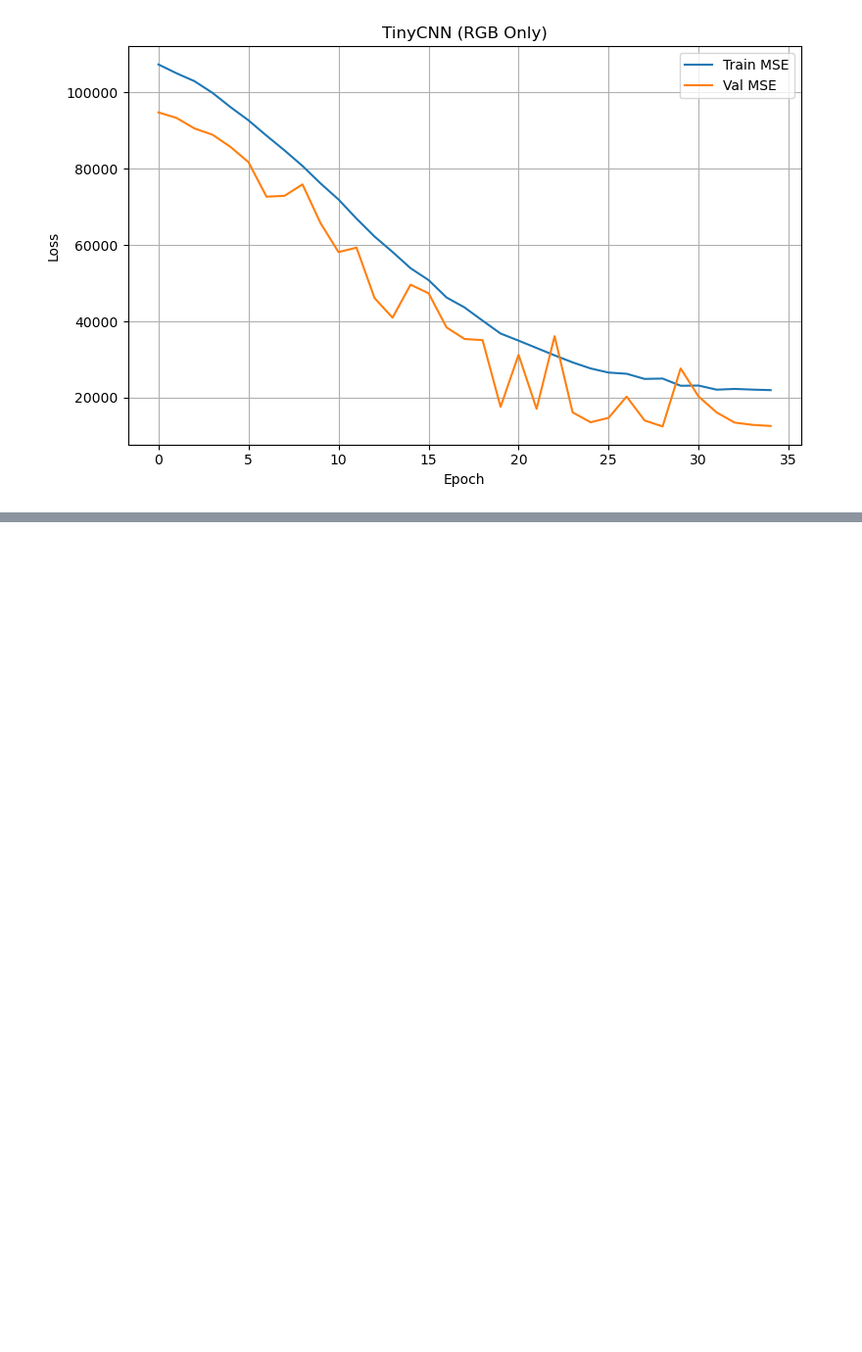
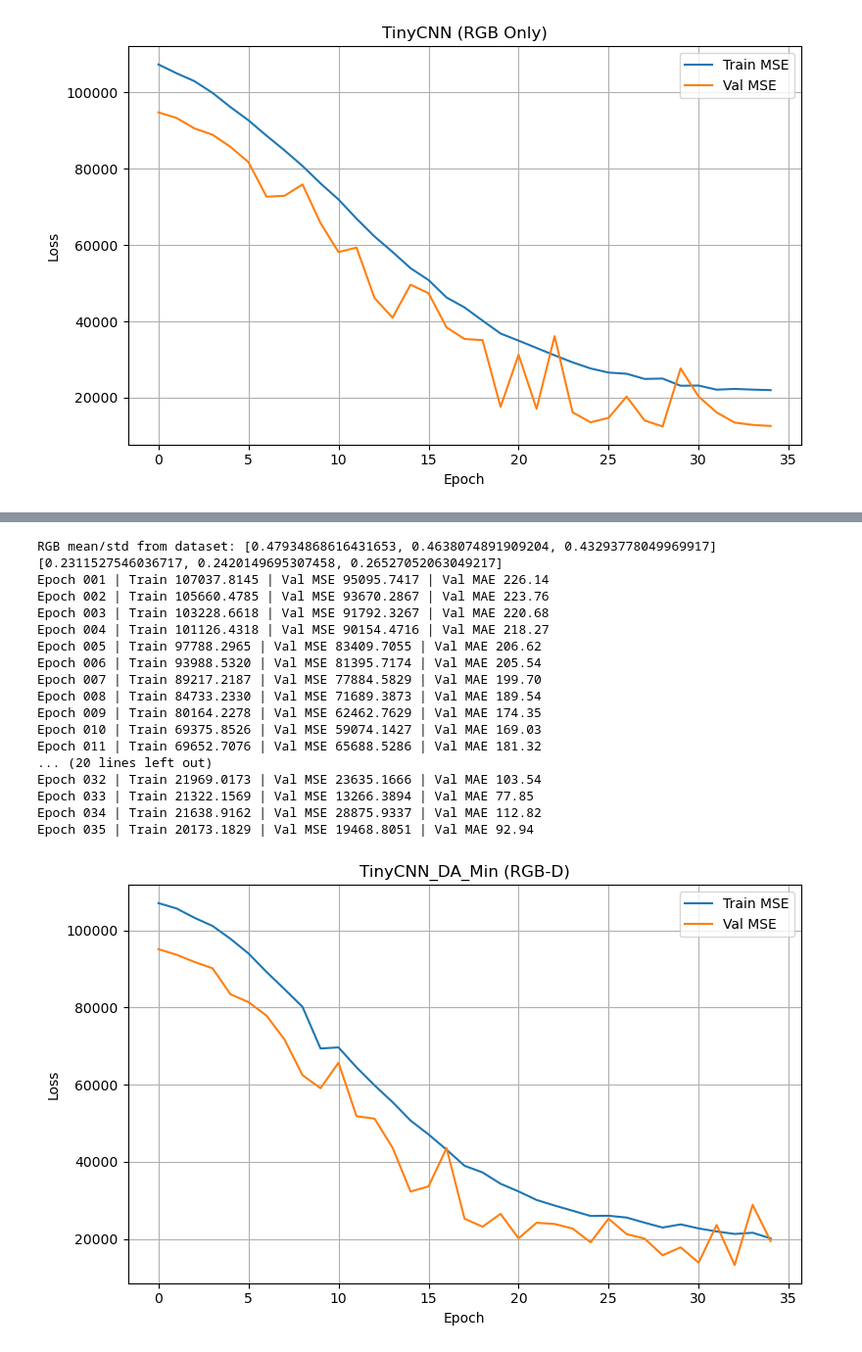
Before and after one commit to prnoob/CV-group-project, a Jupyter notebook: mini-cnn.ipynb, the cells around one changed output, grey strips where cells are left out. Shown at 98% size. Saved outputs shown, nothing was run; the diff lists cells and outputs as text; code cells hidden in the pictures; blank space fills up the shorter version.

```diff
--- a/mini-cnn.ipynb
+++ b/mini-cnn.ipynb
@@ -567,0 +1547,21 @@ Epoch 035 | Train 21981.7390 | Val MSE 12591.1252 | Val MAE 79.13
+# %%
+train_tinycnn_da_rgbd_8()
+# %% [output]
+RGB mean/std from dataset: [0.47934868616431653, 0.4638074891909204, 0.43293778049969917] [0.2311527546036717, 0.2420149695307458, 0.26527052063049217]
+Epoch 001 | Train 107037.8145 | Val MSE 95095.7417 | Val MAE 226.14
+Epoch 002 | Train 105660.4785 | Val MSE 93670.2867 | Val MAE 223.76
+Epoch 003 | Train 103228.6618 | Val MSE 91792.3267 | Val MAE 220.68
+Epoch 004 | Train 101126.4318 | Val MSE 90154.4716 | Val MAE 218.27
+Epoch 005 | Train 97788.2965 | Val MSE 83409.7055 | Val MAE 206.62
+Epoch 006 | Train 93988.5320 | Val MSE 81395.7174 | Val MAE 205.54
+Epoch 007 | Train 89217.2187 | Val MSE 77884.5829 | Val MAE 199.70
+Epoch 008 | Train 84733.2330 | Val MSE 71689.3873 | Val MAE 189.54
+Epoch 009 | Train 80164.2278 | Val MSE 62462.7629 | Val MAE 174.35
+Epoch 010 | Train 69375.8526 | Val MSE 59074.1427 | Val MAE 169.03
+Epoch 011 | Train 69652.7076 | Val MSE 65688.5286 | Val MAE 181.32
+... (20 lines left out)
+Epoch 032 | Train 21969.0173 | Val MSE 23635.1666 | Val MAE 103.54
+Epoch 033 | Train 21322.1569 | Val MSE 13266.3894 | Val MAE 77.85
+Epoch 034 | Train 21638.9162 | Val MSE 28875.9337 | Val MAE 112.82
+Epoch 035 | Train 20173.1829 | Val MSE 19468.8051 | Val MAE 92.94
+[figure, added]
```
Also changed, not shown: parts of 11 cells of this notebook, 1 other file.
